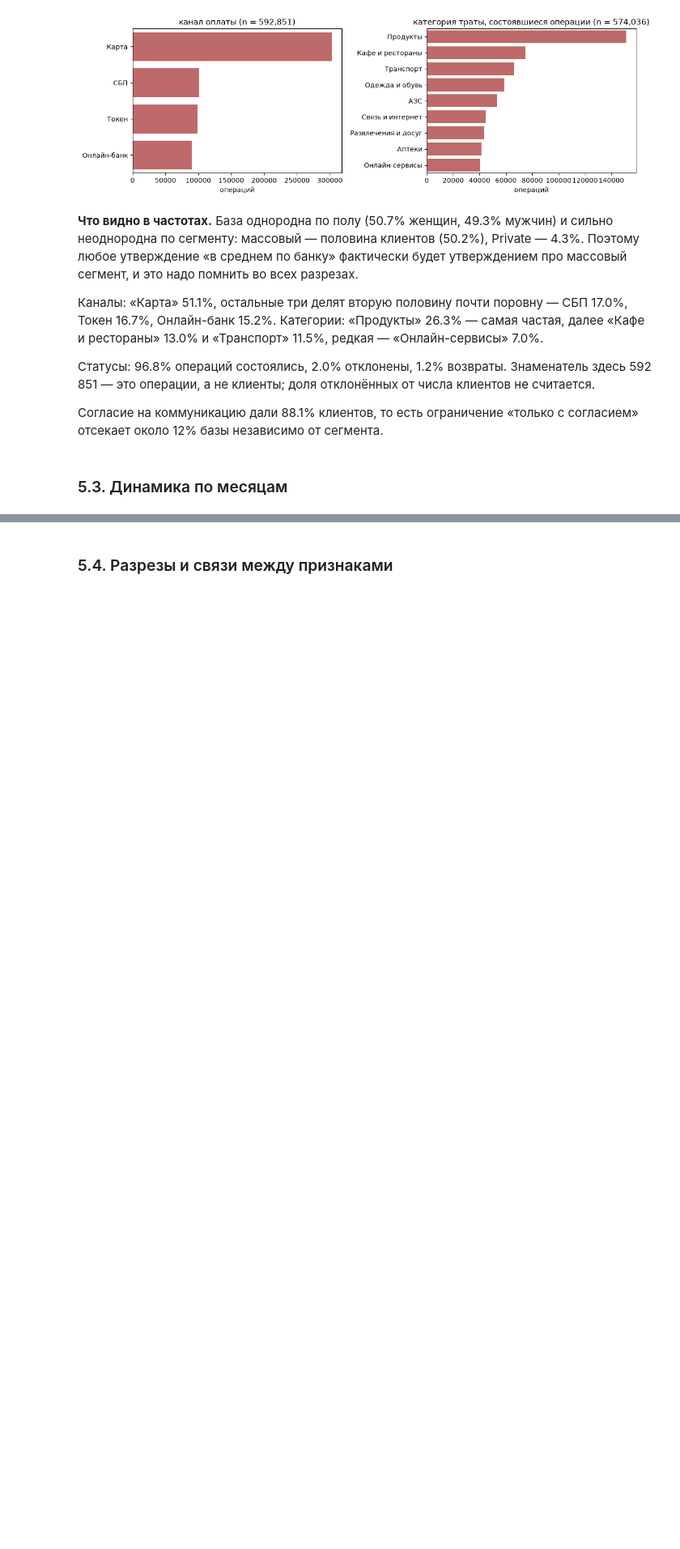
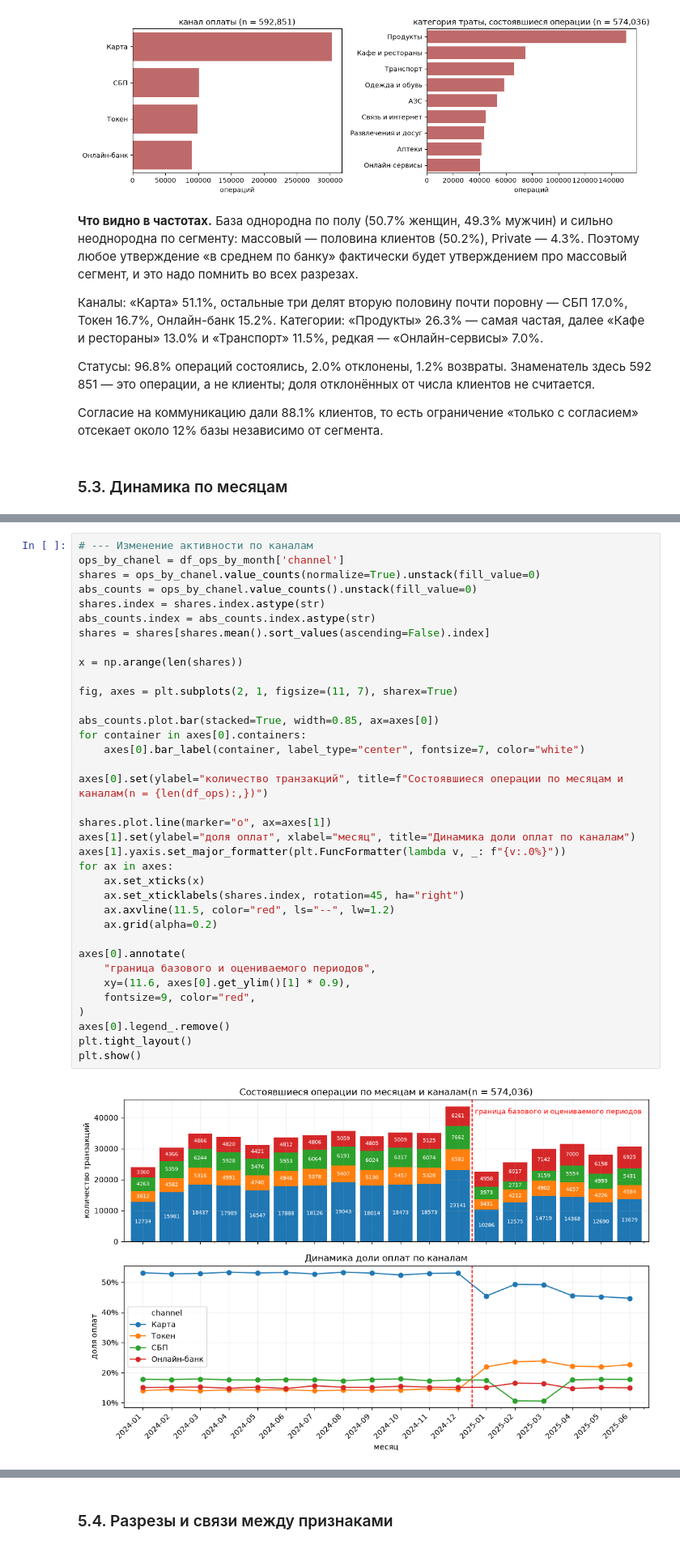
Before and after one commit to CAT-i0n/Rudman_Ivan_Lab1, a Jupyter notebook: notebooks/report/01_analysis_copy.ipynb, the cells around one changed output, grey strips where cells are left out. Shown at 81% size. Saved outputs shown, nothing was run; the diff lists cells and outputs as text; blank space fills up the shorter version.

```diff
--- a/notebooks/report/01_analysis_copy.ipynb
+++ b/notebooks/report/01_analysis_copy.ipynb
@@ -1542,0 +1795,38 @@ plt.show()
+# %%
+# --- Изменение активности по каналам
+ops_by_chanel = df_ops_by_month['channel']
+shares = ops_by_chanel.value_counts(normalize=True).unstack(fill_value=0)
+abs_counts = ops_by_chanel.value_counts().unstack(fill_value=0)
+shares.index = shares.index.astype(str)
+abs_counts.index = abs_counts.index.astype(str)
+shares = shares[shares.mean().sort_values(ascending=False).index]
+
+x = np.arange(len(shares))
+
+fig, axes = plt.subplots(2, 1, figsize=(11, 7), sharex=True)
+
+abs_counts.plot.bar(stacked=True, width=0.85, ax=axes[0])
+for container in axes[0].containers:
+    axes[0].bar_label(container, label_type="center", fontsize=7, color="white")
+
+axes[0].set(ylabel="количество транзакций", title=f"Состоявшиеся операции по месяцам и каналам(n = {len(df_ops):,})")
+
+shares.plot.line(marker="o", ax=axes[1])
+axes[1].set(ylabel="доля оплат", xlabel="месяц", title="Динамика доли оплат по каналам")
+axes[1].yaxis.set_major_formatter(plt.FuncFormatter(lambda v, _: f"{v:.0%}"))
+for ax in axes:
+    ax.set_xticks(x)
+    ax.set_xticklabels(shares.index, rotation=45, ha="right")
+    ax.axvline(11.5, color="red", ls="--", lw=1.2)
+    ax.grid(alpha=0.2)
+
+axes[0].annotate(
+    "граница базового и оцениваемого периодов",
+    xy=(11.6, axes[0].get_ylim()[1] * 0.9),
+    fontsize=9, color="red",
+)
+axes[0].legend_.remove()
+plt.tight_layout()
+plt.show()
+# %% [output]
+[figure, added]
```
Also changed, not shown: parts of 59 cells of this notebook, 1 other file.
